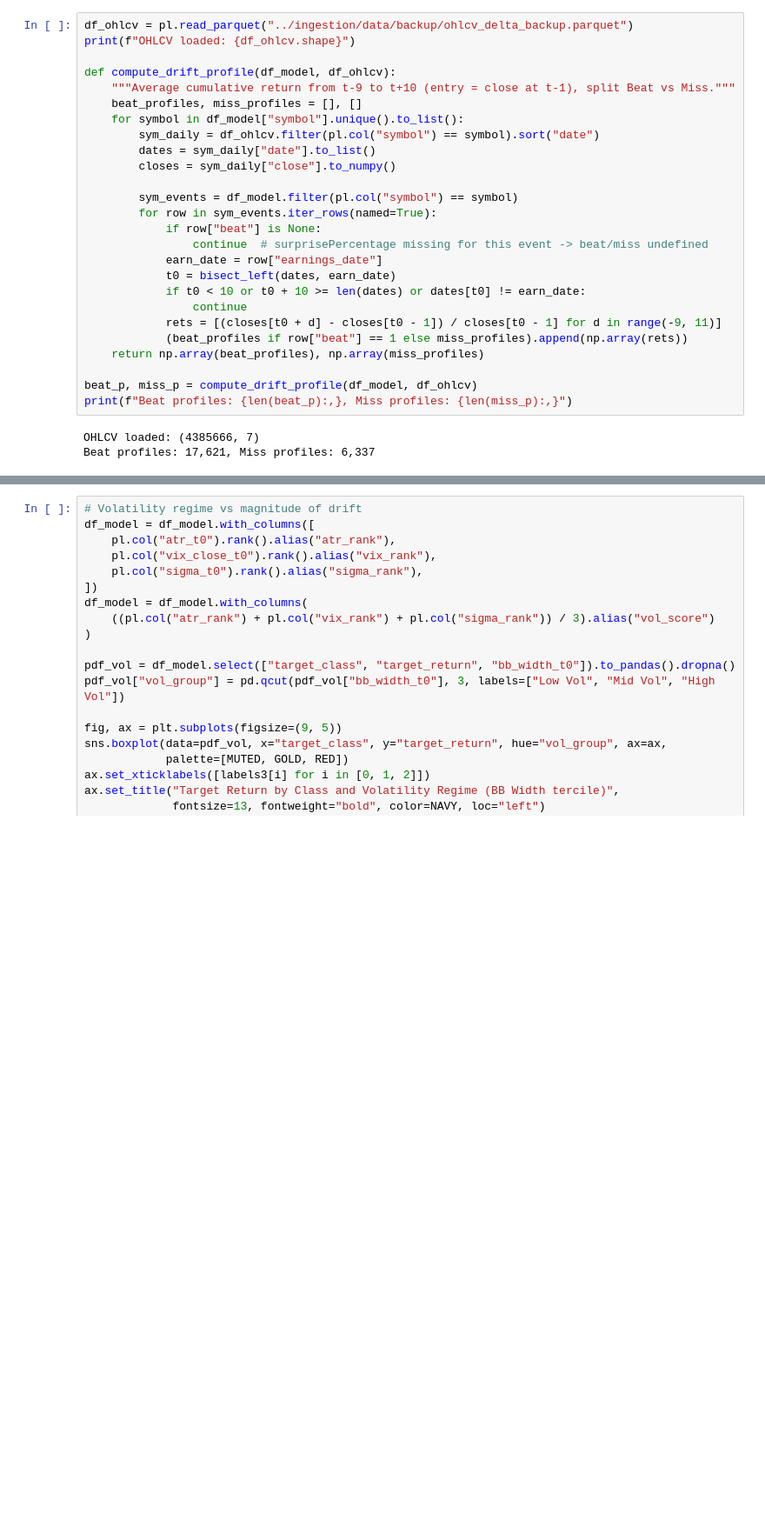
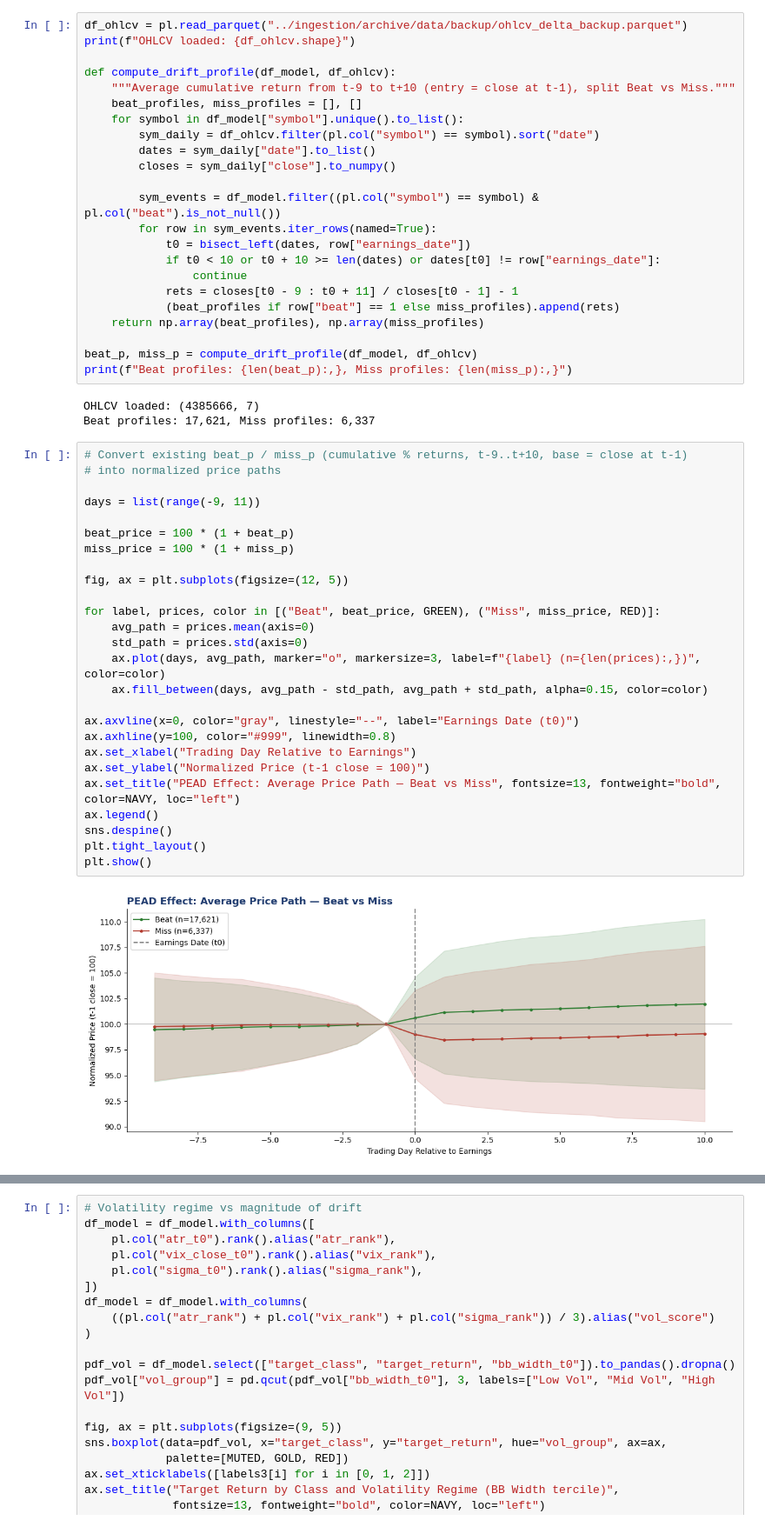
Before and after one commit to Richard-X46/Post-Earnings-Forecast, a Jupyter notebook: src/notebooks/EDA_final.ipynb, the cells around one changed output, grey strips where cells are left out. Shown at 87% size. Cells and saved outputs as stored; diff of their text form; blank space fills up the shorter version.

```diff
--- a/src/notebooks/EDA_final.ipynb
+++ b/src/notebooks/EDA_final.ipynb
@@ -612,7 +673,7 @@ the feature window (t-10 to t0).
 This is the central hypothesis test for the project: do stocks that beat earnings estimates keep drifting up
 after the announcement, and do misses keep drifting down?
 # %%
-df_ohlcv = pl.read_parquet("../ingestion/data/backup/ohlcv_delta_backup.parquet")
+df_ohlcv = pl.read_parquet("../ingestion/archive/data/backup/ohlcv_delta_backup.parquet")
 print(f"OHLCV loaded: {df_ohlcv.shape}")
 
 def compute_drift_profile(df_model, df_ohlcv):
@@ -623,16 +684,13 @@ def compute_drift_profile(df_model, df_ohlcv):
         dates = sym_daily["date"].to_list()
         closes = sym_daily["close"].to_numpy()
 
-        sym_events = df_model.filter(pl.col("symbol") == symbol)
+        sym_events = df_model.filter((pl.col("symbol") == symbol) & pl.col("beat").is_not_null())
         for row in sym_events.iter_rows(named=True):
-            if row["beat"] is None:
-                continue  # surprisePercentage missing for this event -> beat/miss undefined
-            earn_date = row["earnings_date"]
-            t0 = bisect_left(dates, earn_date)
-            if t0 < 10 or t0 + 10 >= len(dates) or dates[t0] != earn_date:
+            t0 = bisect_left(dates, row["earnings_date"])
+            if t0 < 10 or t0 + 10 >= len(dates) or dates[t0] != row["earnings_date"]:
                 continue
-            rets = [(closes[t0 + d] - closes[t0 - 1]) / closes[t0 - 1] for d in range(-9, 11)]
-            (beat_profiles if row["beat"] == 1 else miss_profiles).append(np.array(rets))
+            rets = closes[t0 - 9 : t0 + 11] / closes[t0 - 1] - 1
+            (beat_profiles if row["beat"] == 1 else miss_profiles).append(rets)
     return np.array(beat_profiles), np.array(miss_profiles)
 
 beat_p, miss_p = compute_drift_profile(df_model, df_ohlcv)
@@ -640,6 +698,34 @@ print(f"Beat profiles: {len(beat_p):,}, Miss profiles: {len(miss_p):,}")
 # %% [output]
 OHLCV loaded: (4385666, 7)
 Beat profiles: 17,621, Miss profiles: 6,337
+# %%
+# Convert existing beat_p / miss_p (cumulative % returns, t-9..t+10, base = close at t-1)
+# into normalized price paths
+
+days = list(range(-9, 11))
+
+beat_price = 100 * (1 + beat_p)
+miss_price = 100 * (1 + miss_p)
+
+fig, ax = plt.subplots(figsize=(12, 5))
+
+for label, prices, color in [("Beat", beat_price, GREEN), ("Miss", miss_price, RED)]:
+    avg_path = prices.mean(axis=0)
+    std_path = prices.std(axis=0)
+    ax.plot(days, avg_path, marker="o", markersize=3, label=f"{label} (n={len(prices):,})", color=color)
+    ax.fill_between(days, avg_path - std_path, avg_path + std_path, alpha=0.15, color=color)
+
+ax.axvline(x=0, color="gray", linestyle="--", label="Earnings Date (t0)")
+ax.axhline(y=100, color="#999", linewidth=0.8)
+ax.set_xlabel("Trading Day Relative to Earnings")
+ax.set_ylabel("Normalized Price (t-1 close = 100)")
+ax.set_title("PEAD Effect: Average Price Path — Beat vs Miss", fontsize=13, fontweight="bold", color=NAVY, loc="left")
+ax.legend()
+sns.despine()
+plt.tight_layout()
+plt.show()
+# %% [output]
+[figure, added]
 # %%
 beat_mean = np.mean(beat_p, axis=0) * 100
 miss_mean = np.mean(miss_p, axis=0) * 100
```
Also changed, not shown: parts of 40 cells of this notebook.
